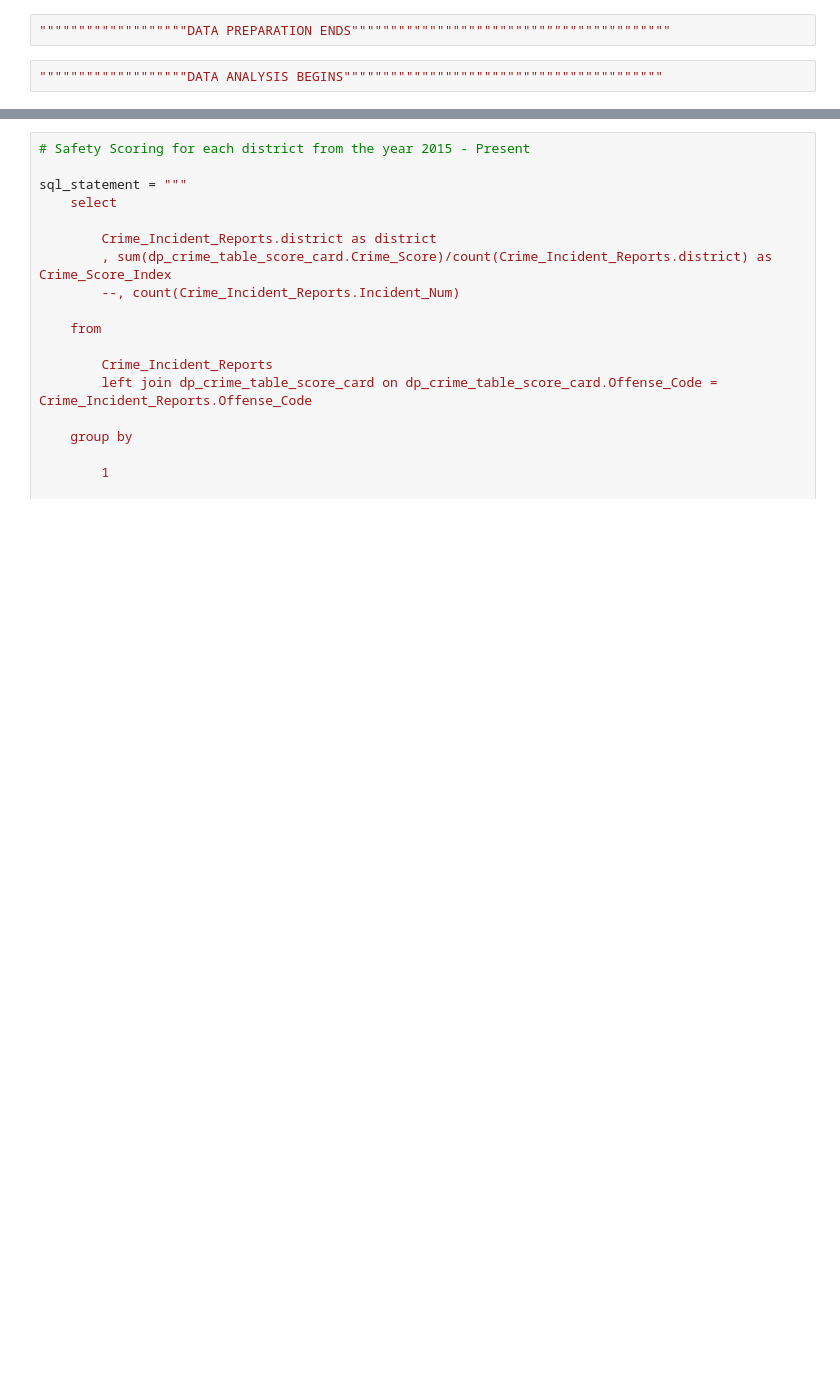
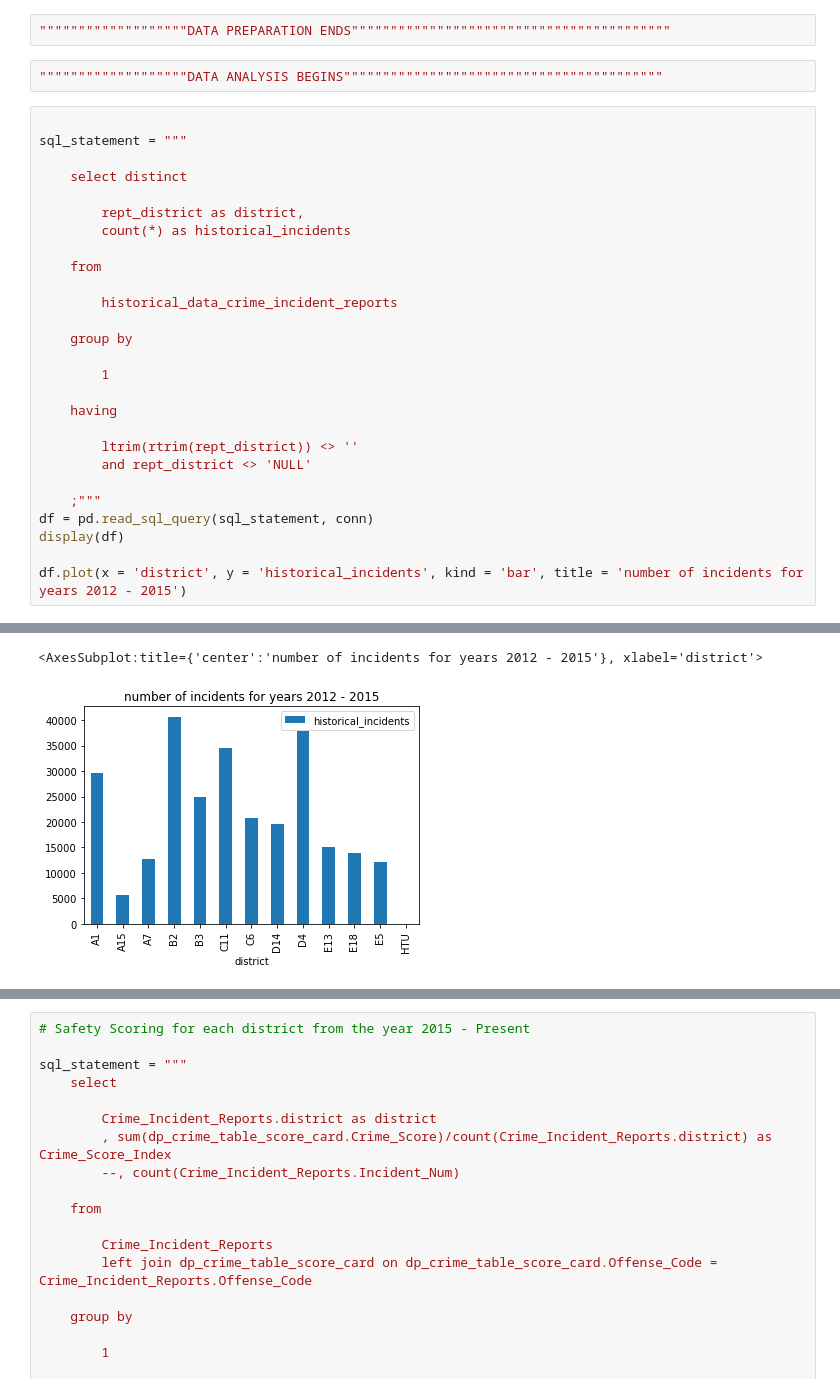
Before and after one commit to Vaibs123/test, a Jupyter notebook: Vaibhav_Copy.ipynb, the cells around one changed output, grey strips where cells are left out. Drawn from its saved outputs; the diff is of its cells as text; blank space fills up the shorter version.

```diff
--- a/Vaibhav_Copy.ipynb
+++ b/Vaibhav_Copy.ipynb
@@ -503,3 +498,31 @@ conn.commit()
 """""""""""""""""""DATA PREPARATION ENDS"""""""""""""""""""""""""""""""""""""""""
 # %%
 """""""""""""""""""DATA ANALYSIS BEGINS"""""""""""""""""""""""""""""""""""""""""
+# %%
+
+sql_statement = """
+
+    select distinct
+
+        rept_district as district,
+        count(*) as historical_incidents
+
+    from
+
+        historical_data_crime_incident_reports
+
+    group by
+
+        1
+
+    having
+
+        ltrim(rtrim(rept_district)) <> ''
+        and rept_district <> 'NULL'
+
+    ;"""
+df = pd.read_sql_query(sql_statement, conn)
+display(df)
+
+df.plot(x = 'district', y = 'historical_incidents', kind = 'bar', title = 'number of incidents for years 2012 - 2015')
+# %% [output]
@@ -505,0 +543,2 @@ conn.commit()
+<AxesSubplot:title={'center':'number of incidents for years 2012 - 2015'}, xlabel='district'>
+[figure, added]
```
Also changed, not shown: parts of 11 cells of this notebook, 1 other file.
